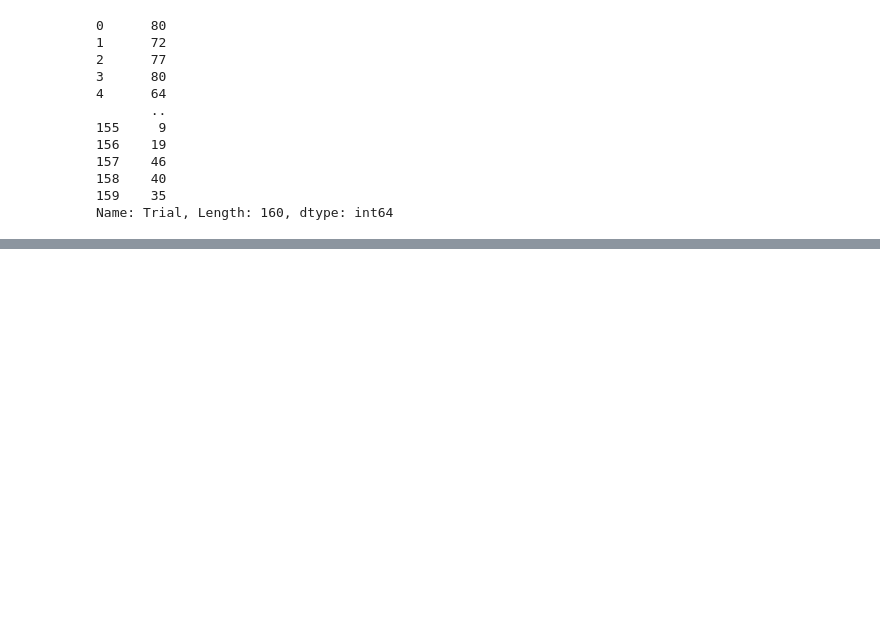
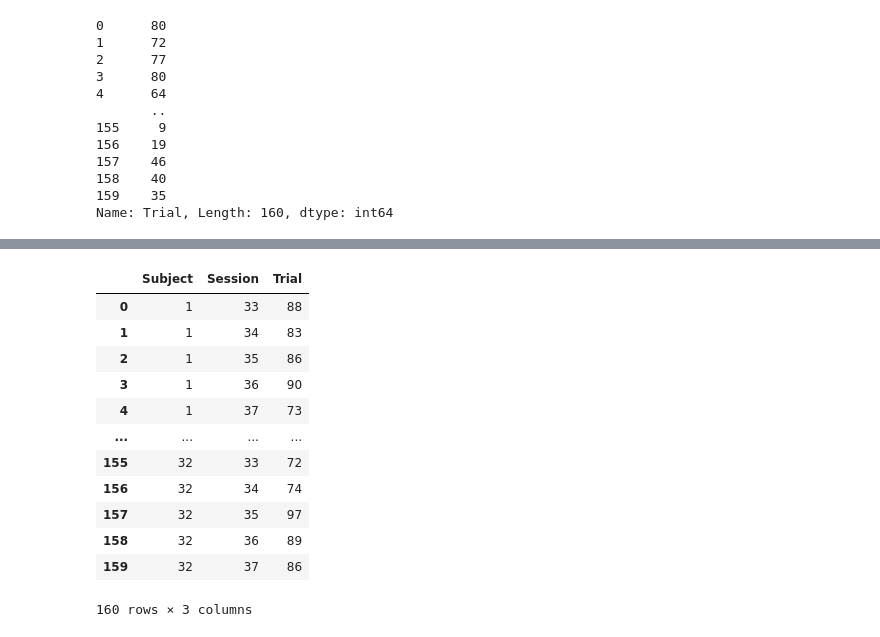
Before and after one commit to deckyblue/sparklyRGT, a Jupyter notebook: sparklyRGT_tutorial/sparklyRGT_template_4.ipynb, the cells around one changed output, grey strips where cells are left out. Cells and saved outputs as stored; diff of their text form; code cells hidden in the pictures; blank space fills up the shorter version.

```diff
--- a/sparklyRGT_tutorial/sparklyRGT_template_4.ipynb
+++ b/sparklyRGT_tutorial/sparklyRGT_template_4.ipynb
@@ -218,0 +254,18 @@ prem_resp_cued
+# %%
+df_trials_init = df.loc[df['Choice_Omit'] != 1]
+df_trials_init_count = df_trials_init.groupby(['Subject', 'Session'],as_index=False)['Trial'].count()
+df_trials_init_count
+# %% [output]
+|  | Subject | Session | Trial |
+| 0 | 1 | 33 | 88 |
+| 1 | 1 | 34 | 83 |
+| 2 | 1 | 35 | 86 |
+| 3 | 1 | 36 | 90 |
+| 4 | 1 | 37 | 73 |
+| ... | ... | ... | ... |
+| 155 | 32 | 33 | 72 |
+| 156 | 32 | 34 | 74 |
+| 157 | 32 | 35 | 97 |
+| 158 | 32 | 36 | 89 |
+| 159 | 32 | 37 | 86 |
+160 rows × 3 columns
```
Also changed, not shown: parts of 12 cells of this notebook, 1 other file.
